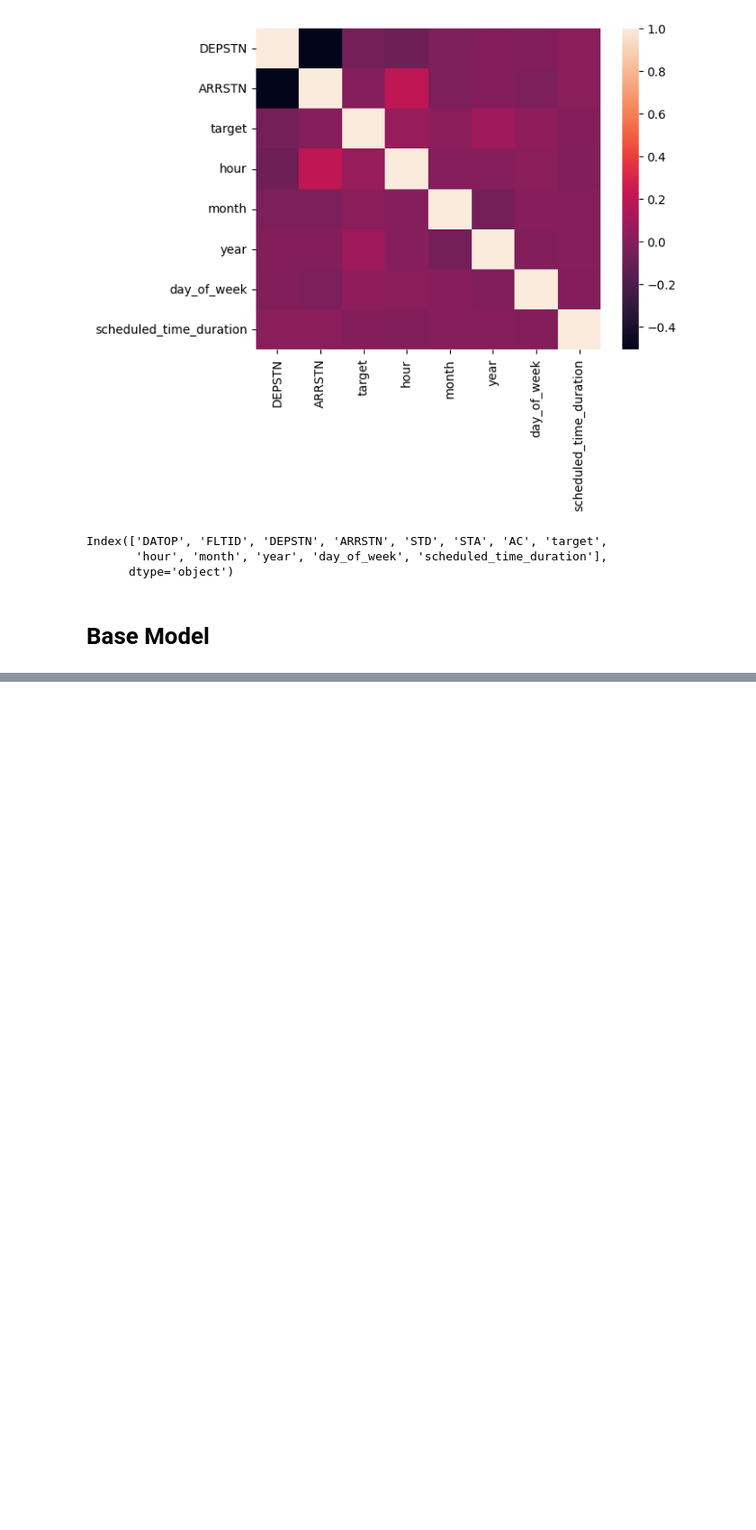
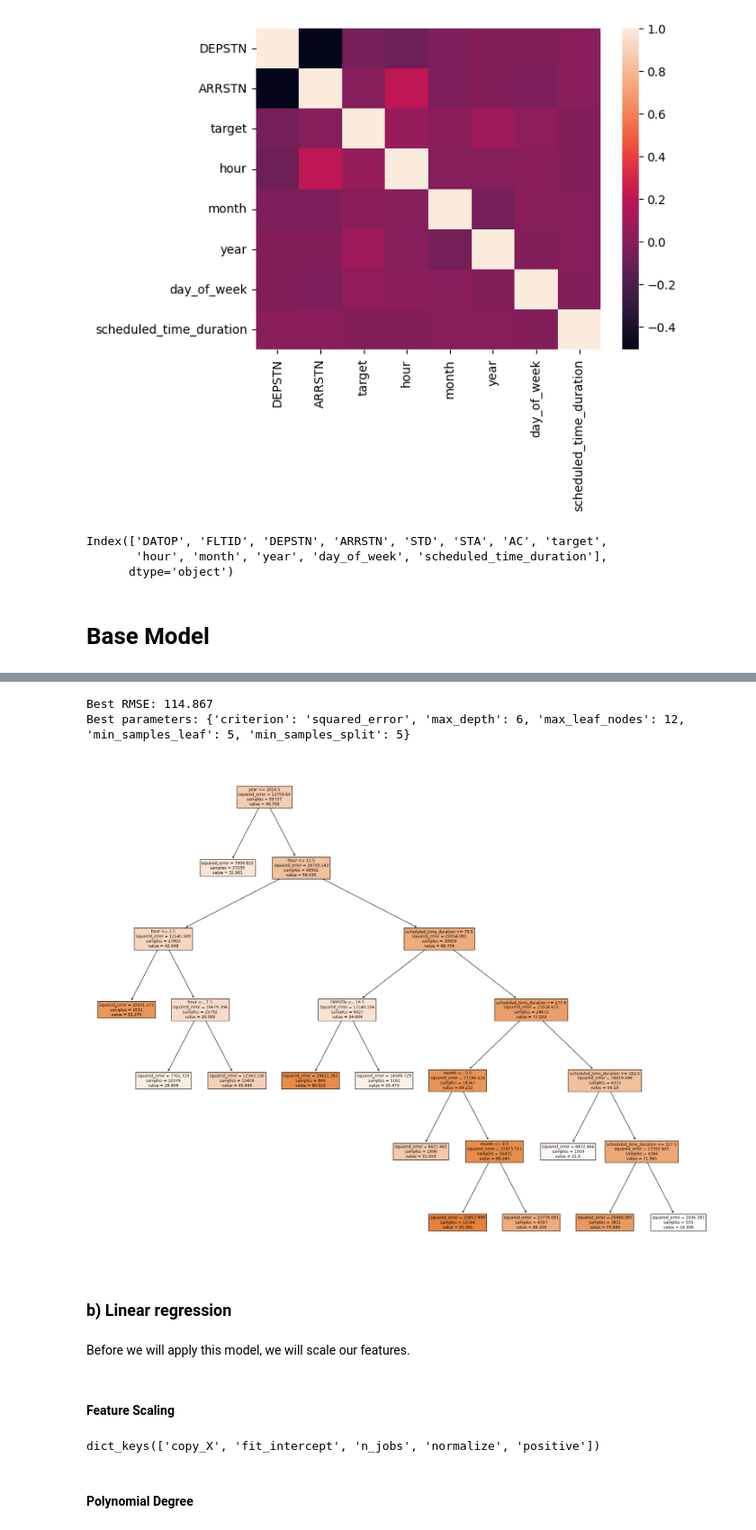
Before and after one commit to pwerden/ds-ml-flight-delay-prediction, a Jupyter notebook: EDA_phil.ipynb, the cells around one changed output, grey strips where cells are left out. Shown: that part at 90% size. Saved outputs shown, nothing was run; the diff lists cells and outputs as text; code cells hidden in the pictures; blank space fills up the shorter version.

```diff
--- a/EDA_phil.ipynb
+++ b/EDA_phil.ipynb
@@ -357,0 +372,3 @@ R-squared: 0.018
+# %%
+# Initializing regressor
+dec_tree = DecisionTreeRegressor(random_state=RSEED)
@@ -357,0 +377,3 @@ R-squared: 0.018
+# %%
+# fit the regressor with X_train and y_train data
+dec_tree.fit(X_train, y_train)
@@ -357,0 +401,15 @@ R-squared: 0.018
+# %%
+# Defining parameter grid (as dictionary)
+param_grid = {"max_leaf_nodes": list(range(5,13)),
+              "max_depth" : list(range(2,7)),
+              "min_samples_split" : [5, 10, 15, 20, 30, 40],
+              "min_samples_leaf" : [5, 10, 15, 20, 25, 30],
+              "criterion": ['squared_error']
+             }
+
+# Instantiate gridsearch and define the metric to optimize
+grid_tree = GridSearchCV(DecisionTreeRegressor(random_state=RSEED), param_grid, scoring='neg_root_mean_squared_error',
+                  cv=5, verbose=1, n_jobs=-1)
+
+# Fit gridsearch object to data
+grid_tree.fit(X_train, y_train)
@@ -357,0 +425,24 @@ R-squared: 0.018
+# %%
+# Best rmse
+print('Best RMSE:', -1*round(grid_tree.best_score_, 3))
+
+# Best parameters
+print('Best parameters:', grid_tree.best_params_)
+# %% [output]
+Best RMSE: 114.867
+Best parameters: {'criterion': 'squared_error', 'max_depth': 6, 'max_leaf_nodes': 12, 'min_samples_leaf': 5, 'min_samples_split': 5}
+# %%
+# Assigning the fitted Tree-Regressor model with best parameter combination to a new variable tree_best
+tree_best = grid_tree.best_estimator_
+# %%
+# Plot best tree model
+fig = plt.figure(figsize=(25,20))
+dectree_plot = plot_tree(tree_best, feature_names=X_train.columns.tolist(), filled=True)
+# %% [output]
+[figure, added]
+# %% [markdown]
+### b) Linear regression
+# %% [markdown]
+Before we will apply this model, we will scale our features.
+# %% [markdown]
+#### Feature Scaling
@@ -357,0 +457,7 @@ R-squared: 0.018
+# %%
+# What parameters does Linear Regressor have?
+LinearRegression().get_params().keys()
+# %% [output]
+dict_keys(['copy_X', 'fit_intercept', 'n_jobs', 'normalize', 'positive'])
+# %% [markdown]
+#### Polynomial Degree
```
Also changed, not shown: parts of 17 cells of this notebook, 1 other file.
